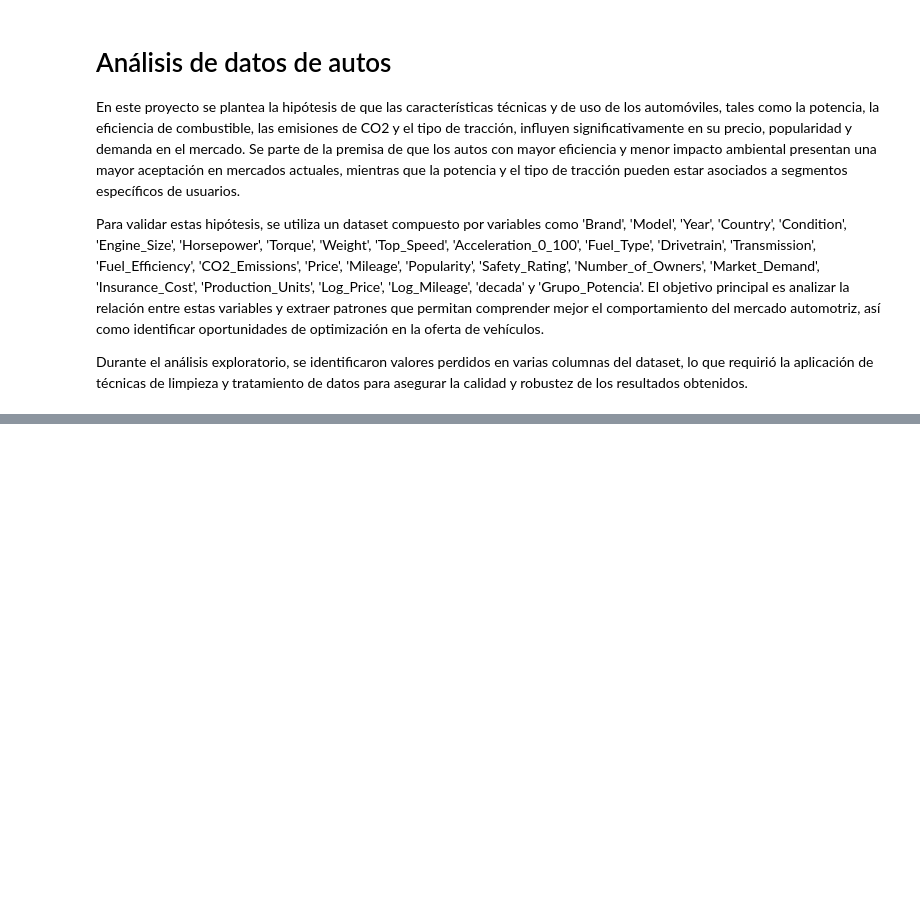
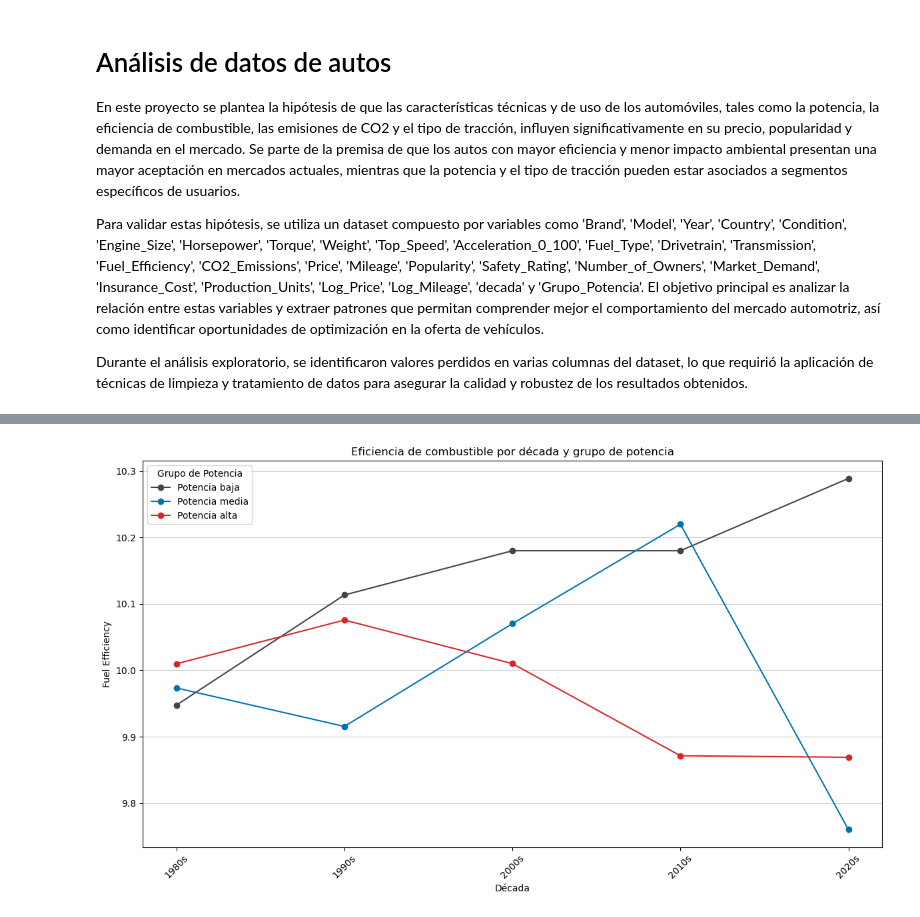
Before and after one commit to joaquinrodriguezi/ProyectoDSParte1Rodriguez, a Jupyter notebook: notebooks/entrenamiento.ipynb, the cells around one changed output, grey strips where cells are left out. Saved outputs shown, nothing was run; the diff lists cells and outputs as text; code cells hidden in the pictures; blank space fills up the shorter version.

```diff
--- a/notebooks/entrenamiento.ipynb
+++ b/notebooks/entrenamiento.ipynb
@@ -114,16 +161,26 @@ display(df[['Horsepower', 'Grupo_Potencia']].head())
 # %%
-# Gráfico de líneas: Fuel_Efficiency por década y grupo de potencia
+# Gráfico de líneas: Fuel_Efficiency por década y grupo de potencia con colores personalizados
+grupos = ['Potencia baja', 'Potencia media', 'Potencia alta']
+colores_grupo = {
+    'Potencia baja': '#444444',   # gris oscuro
+    'Potencia media': '#0072B2',  # azul
+    'Potencia alta': '#D62728'    # rojo
+}
+
 plt.figure(figsize=(12,7))
-for grupo in ['Potencia baja', 'Potencia media', 'Potencia alta']:
-    datos = df[df['Grupo_Potencia'] == grupo]
-    promedio = datos.groupby('decada')['Fuel_Efficiency'].mean().sort_index()
-    plt.plot(promedio.index, promedio.values, marker='o', label=grupo)
+for grupo in grupos:
+    datos_grupo = df[df['Grupo_Potencia'] == grupo]
+    promedio = datos_grupo.groupby('decada')['Fuel_Efficiency'].mean().sort_index()
+    plt.plot(promedio.index, promedio.values, marker='o', label=grupo, color=colores_grupo[grupo])
 
 plt.xlabel('Década')
 plt.ylabel('Fuel Efficiency')
 plt.title('Eficiencia de combustible por década y grupo de potencia')
 plt.legend(title='Grupo de Potencia')
 plt.xticks(rotation=45)
+plt.grid(axis='y', color='black', alpha=0.2)
 plt.tight_layout()
 plt.show()
+# %% [output]
+[figure, added]
 # %%
```
Also changed, not shown: parts of 7 cells of this notebook.
